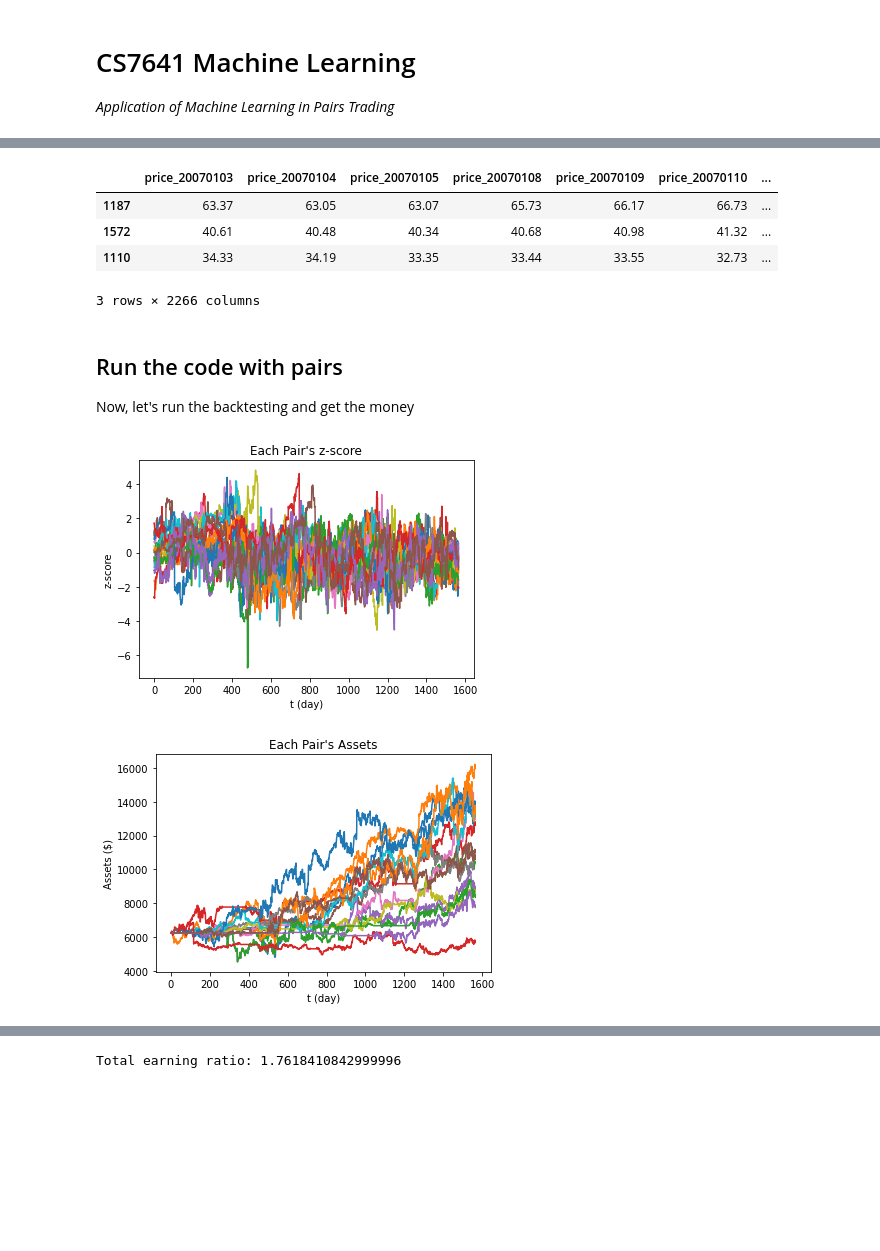
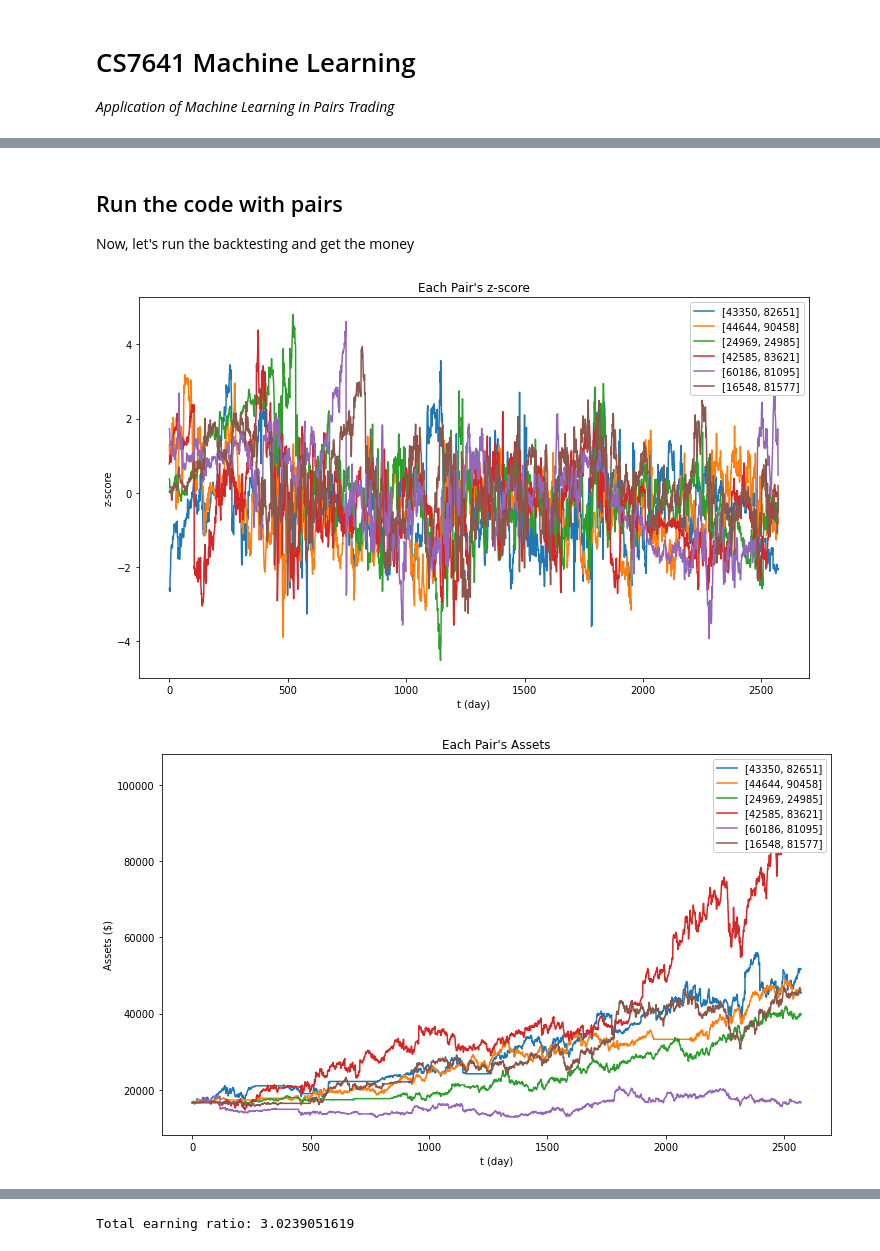
Before and after one commit to daehkim/pair-trading, a Jupyter notebook: Backtesting.ipynb, the cells around one changed output, grey strips where cells are left out. Drawn from its saved outputs; the diff is of its cells as text; code cells hidden in the pictures; blank space fills up the shorter version.

Commit message:
Update to use all-time data

```diff
--- a/Backtesting.ipynb
+++ b/Backtesting.ipynb
@@ -70,15 +27,0 @@ training_set.head(3)
-# %%
-# Filtering the table only for the price history
-filter_col = ['PERMNO']
-filter_col2 = [col for col in training_set if col.startswith('price_')]
-filter_col.extend(filter_col2)
-
-training_set_price = training_set[filter_col]
-training_set_price = training_set_price.drop(columns=['PERMNO'])
-training_set_price.head(3)
-# %% [output]
-|  | price_20070103 | price_20070104 | price_20070105 | price_20070108 | price_20070109 | price_20070110 | ... |
-| 1187 | 63.37 | 63.05 | 63.07 | 65.73 | 66.17 | 66.73 | ... |
-| 1572 | 40.61 | 40.48 | 40.34 | 40.68 | 40.98 | 41.32 | ... |
-| 1110 | 34.33 | 34.19 | 33.35 | 33.44 | 33.55 | 32.73 | ... |
-3 rows × 2266 columns
@@ -85,7 +37,7 @@ training_set_price.head(3)
 # %%
 class Backtesting():
     """
-    Run the backtesting and track the total property history
+    Run the backtesting and track the total asset history
     """
 
     def __init__(self, z_score_list, stop_loss=3, buy_z=2, sell_z=-0.5,
@@ -196,7 +148,7 @@ class Backtesting():
             prev_price: Price of the stock the day before.
             current_price: Price of the stock today.
         Return:
-            total_property: Sum of all the assets today.
+            total_asset: Sum of all the assets today.
         """
 
         # Update the price of current inverse
@@ -226,10 +178,10 @@ class Backtesting():
             self.money_for_pair[int(stock_num/2)] -= inverse_vol * self.inverse_price[stock_num]
             self.inverse_price[stock_num] = 0
 
-        total_property = (self.total_inverse[stock_num] * self.inverse_price[stock_num] +
+        total_asset = (self.total_inverse[stock_num] * self.inverse_price[stock_num] +
                           self.total_stock[stock_num] * current_price)
 
-        return total_property
+        return total_asset
 
 
     def backtesting(self, z_score_list, price_list):
@@ -238,10 +190,10 @@ class Backtesting():
             z_score_list: list of z-score history (NxT).
             price_list: list of price history (2NxT).
         Return:
-            final money list
+            final asset history
         """
 
-        total_property = np.zeros((self.pairs_num, self.total_time))
+        total_asset = np.zeros((self.pairs_num, self.total_time))
 
         for t in range(self.total_time):
             for pair_num in range(self.pairs_num):
@@ -262,19 +214,19 @@ class Backtesting():
                     stock_b_num, stock_b, inverse_b, price_list[stock_b_num][t])
 
                 # Calculate the trade result
-                total_property[pair_num][t] += self.cal_result(stock_a_num, stock_a_vol,
+                total_asset[pair_num][t] += self.cal_result(stock_a_num, stock_a_vol,
                                                   inverse_a_vol,
                                                   price_list[stock_a_num][t-1],
                                                   price_list[stock_a_num][t])
 
-                total_property[pair_num][t] += self.cal_result(stock_b_num, stock_b_vol,
+                total_asset[pair_num][t] += self.cal_result(stock_b_num, stock_b_vol,
                                                      inverse_b_vol,
                                                      price_list[stock_b_num][t-1],
                                                      price_list[stock_b_num][t])
 
-                total_property[pair_num][t] += self.money_for_pair[int(pair_num)]
+                total_asset[pair_num][t] += self.money_for_pair[int(pair_num)]
 
-        return total_property
+        return total_asset
 # %% [markdown]
 ## Run the code with pairs
 
@@ -292,41 +244,46 @@ price_list = training_set_price.to_numpy()[:, 700:]
 initial_money = 100000
 
 # Run the backtesting code
 BT = Backtesting(z_score_list, total_money = initial_money)
-property_per_pair = BT.backtesting(z_score_list, price_list)
+asset_per_pair = BT.backtesting(z_score_list, price_list)
 
 # Plot the graphs about results
 x = np.arange(z_score_list.shape[1])
 
 # Graph about each pair's z-score
+plt.figure(figsize=(12, 7))
 plt.title('Each Pair\'s z-score')
 plt.ylabel('z-score')
 plt.xlabel('t (day)')
-for i in range(len(pairs_list)):
-    fig = plt.plot(x, z_score_list[i])
+for i, pair in enumerate(pairs_list):
+    plt.plot(x, z_score_list[i], label=str(pair))
+plt.legend(framealpha=1, frameon=True, loc=1)
 plt.savefig('each_pair_z_score.png')
 plt.show()
 
 # Graph about each pair's assets
+plt.figure(figsize=(12, 7))
 plt.title('Each Pair\'s Assets')
 plt.ylabel('Assets ($)')
 plt.xlabel('t (day)')
-for i in range(len(pairs_list)):
-    plt.plot(x, property_per_pair[i])
+for i, pair in enumerate(pairs_list):
+    plt.plot(x, asset_per_pair[i], label=str(pair))
+plt.legend(framealpha=1, frameon=True, loc=1)
 plt.savefig('each_pair_assets.png')
 plt.show()
 
-# Graph about total property
+# Graph about total asset
+plt.figure(figsize=(12, 7))
 plt.title('Total Assets')
 plt.ylabel('Assets ($)')
 plt.xlabel('t (day)')
-total_property = np.sum(property_per_pair, axis=0)
-plt.plot(x, total_property)
+total_asset = np.sum(asset_per_pair, axis=0)
+plt.plot(x, total_asset)
 plt.savefig('total_assets.png')
 plt.show()
 
-total_earning_ratio = total_property[-1] / initial_money
+total_earning_ratio = total_asset[-1] / initial_money
 print("Total earning ratio: " + str(total_earning_ratio))
 # %% [output]
-[figure, old version]
+[figure, new version]
-[figure, old version]
+[figure, new version]
@@ -334 +291 @@ print("Total earning ratio: " + str(total_earning_ratio))
-Total earning ratio: 1.7618410842999996
+Total earning ratio: 3.0239051619
```
Also changed, not shown: parts of 5 cells of this notebook.
